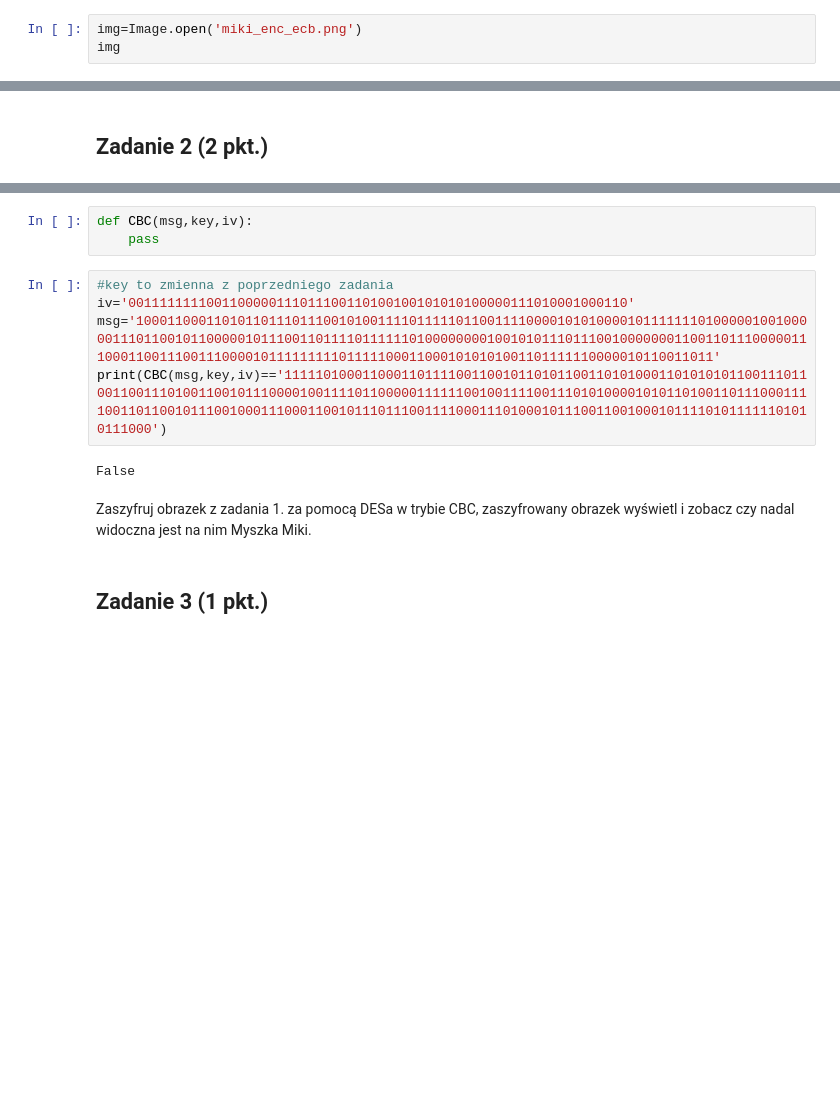
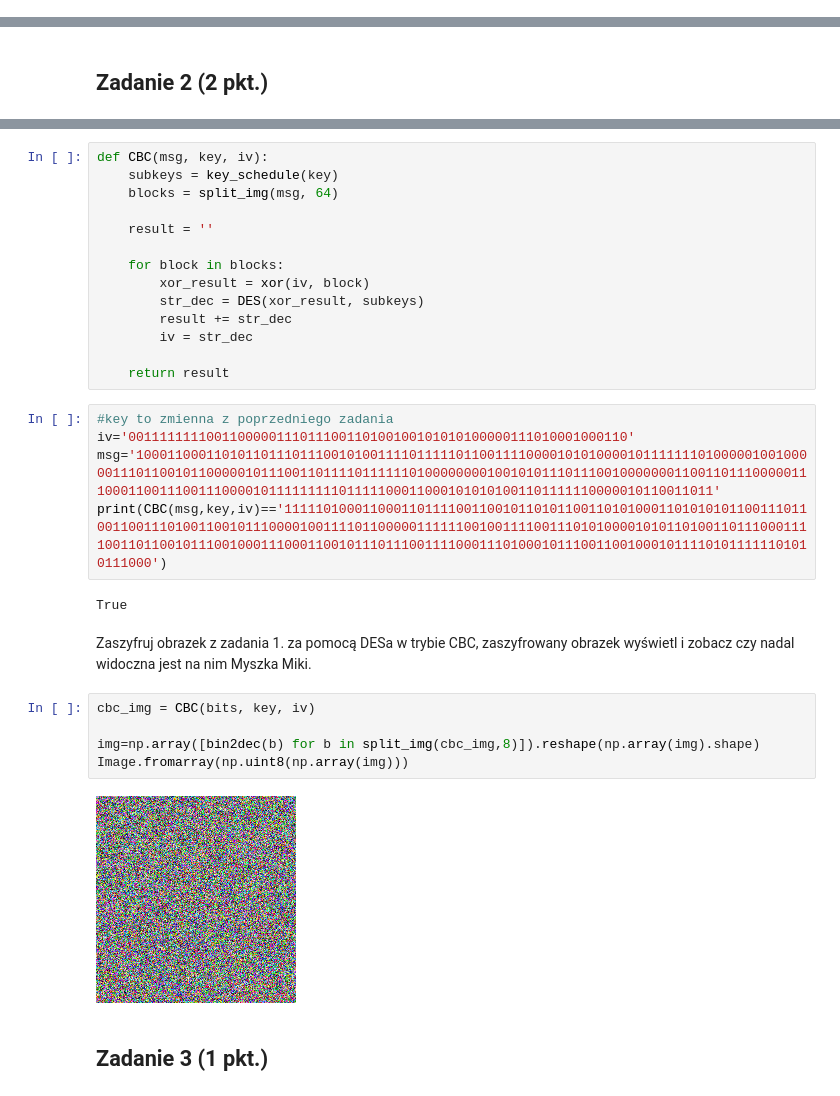
Before and after one commit to mawojcik/cryptography, a Jupyter notebook: Lista6/Lista6.ipynb, the cells around one changed output, grey strips where cells are left out. Cells and saved outputs as stored; diff of their text form; blank space fills up the shorter version.

Commit message:
Exercise 2 done, changed showed image in Exercise 1 from image from file to real encrypted image

```diff
--- a/Lista6/Lista6.ipynb
+++ b/Lista6/Lista6.ipynb
@@ -190,5 +189,2 @@ img=np.array([bin2dec(b) for b in split_img(img_t,8)]).reshape(np.array(img).sha
 # %% [markdown]
 Mimo zaszyfrowania łatwo rozpoznać co było na obrazku.
-# %%
-img=Image.open('miki_enc_ecb.png')
-img
@@ -200,9 +198,20 @@ img
 Zaimplementuj tryb szyfrowania CBC.
 
 <img src="CBC_encryption.png" width="1000" align="left"/>
-# %%
-def CBC(msg,key,iv):
-    pass
+# %%
+def CBC(msg, key, iv):
+    subkeys = key_schedule(key)
+    blocks = split_img(msg, 64)
+
+    result = ''
+
+    for block in blocks:
+        xor_result = xor(iv, block)
+        str_dec = DES(xor_result, subkeys)
+        result += str_dec
+        iv = str_dec
+
+    return result
 # %%
 #key to zmienna z poprzedniego zadania
 iv='0011111111001100000111011100110100100101010100000111010001000110'
@@ -211,7 +220,14 @@ print(CBC(msg,key,iv)=='11111010001100011011110011001011010110011010100011010101
 # %% [output]
-False
+True
 # %% [markdown]
 Zaszyfruj obrazek z zadania 1. za pomocą DESa w trybie CBC, zaszyfrowany obrazek wyświetl i zobacz czy nadal widoczna jest na nim Myszka Miki.
+# %%
+cbc_img = CBC(bits, key, iv)
+
+img=np.array([bin2dec(b) for b in split_img(cbc_img,8)]).reshape(np.array(img).shape)
+Image.fromarray(np.uint8(np.array(img)))
+# %% [output]
+[figure, added]
 # %% [markdown]
 ## Zadanie 3 (1 pkt.)
 # %% [markdown]
```
Also changed, not shown: parts of 3 cells of this notebook.
